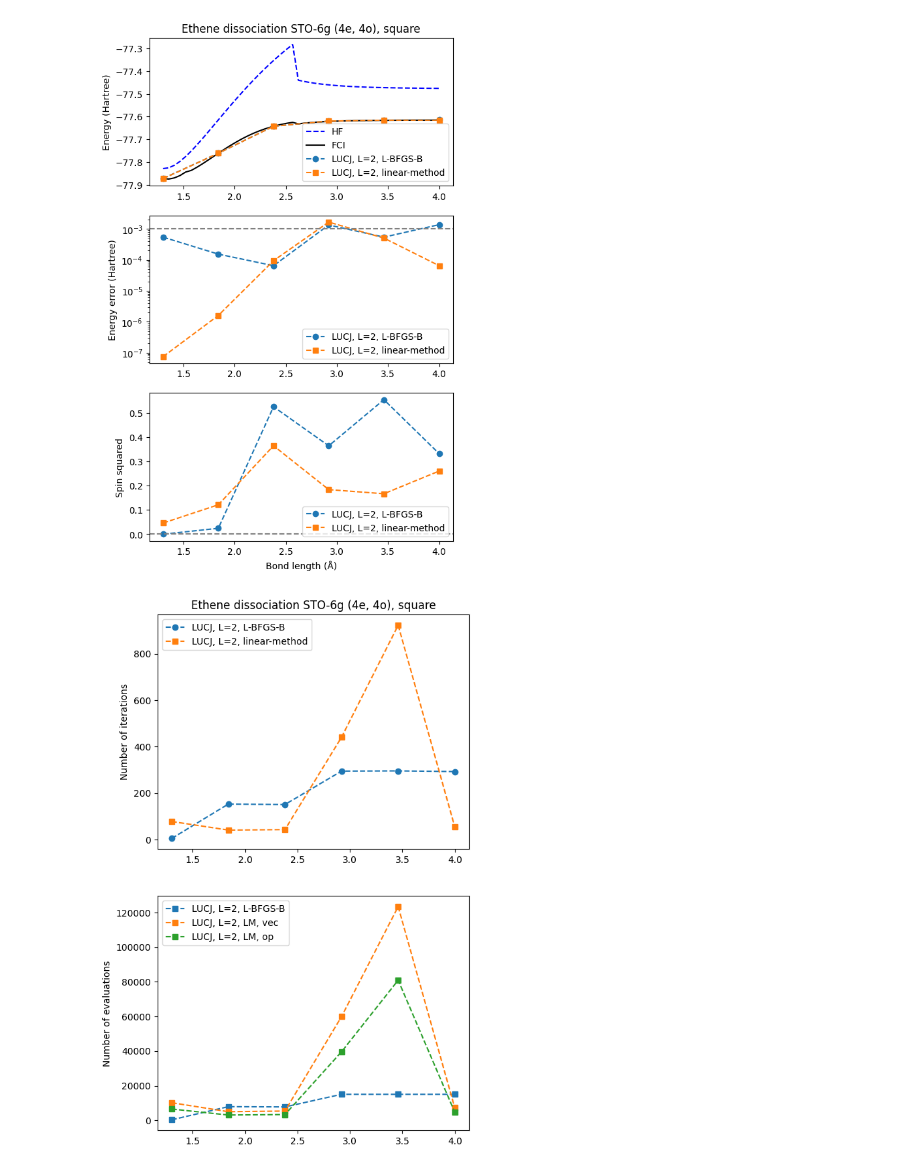
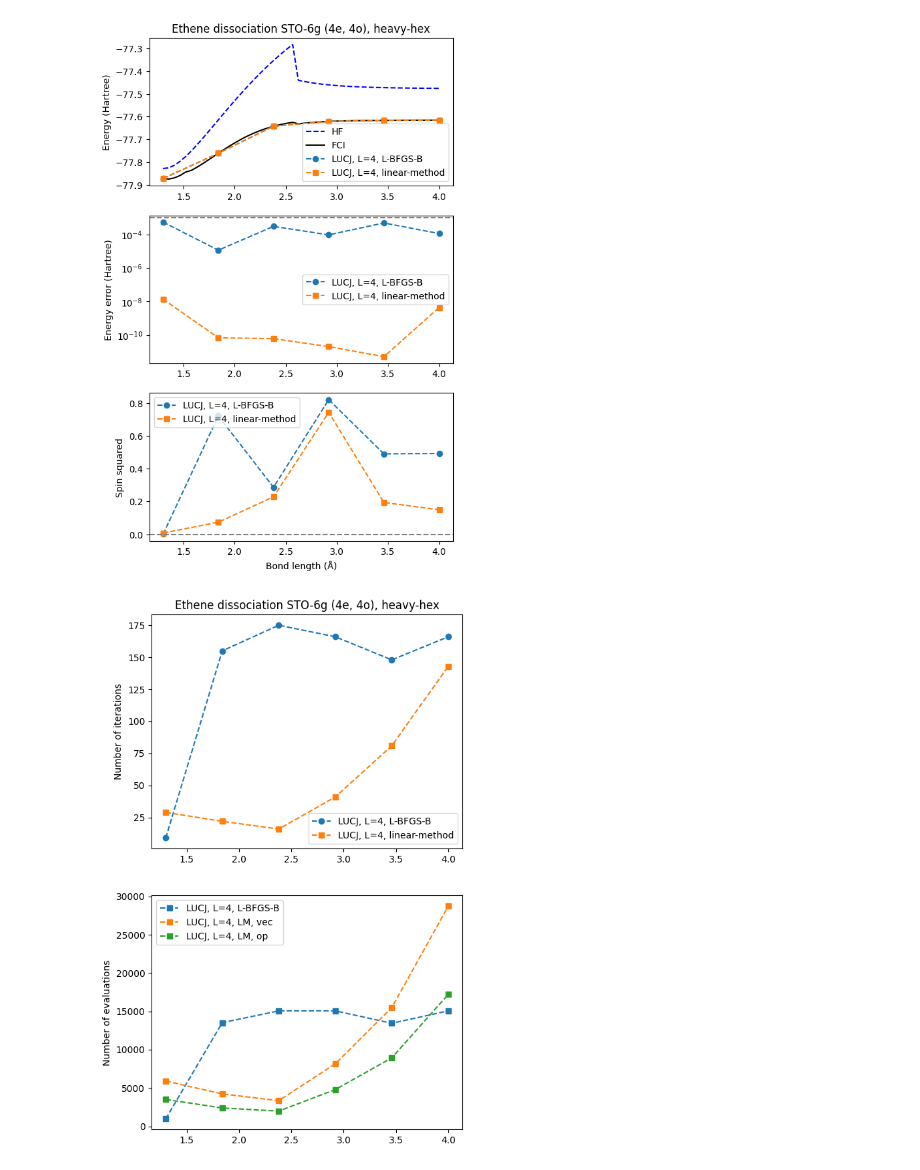
Before and after one commit to kevinsung/lucj-ffsim, a Jupyter notebook: plot.ipynb, the cells around one changed output. Saved outputs shown, nothing was run; the diff lists cells and outputs as text; code cells hidden in the pictures.

Commit message:
update plot notebook

```diff
--- a/plot.ipynb
+++ b/plot.ipynb
@@ -14,30 +14,28 @@ DATA_DIR = "data/lucj"
 PLOTS_DIR = "plots"
 os.makedirs(PLOTS_DIR, exist_ok=True)
 
+
 basis = "sto-6g"
 ne, norb = 4, 4
+molecule_basename = f"ethene_dissociation_{basis}_{ne}e{norb}o"
 
 reference_curves_bond_distance_range = np.linspace(1.3, 4.0, 50)
 bond_distance_range = np.linspace(1.3, 4.0, 6)
-connectivities = ["square"]
-n_reps_range = [2]
+connectivities = ["all-to-all", "square", "hex", "heavy-hex"]
+n_reps_range = [2, 4, 6]
 with_final_orbital_rotation_choices = [False]
-optimization_methods = [
-    "L-BFGS-B",
-    "linear-method",
-]
-ansatz_settings = [
-    # connectivity, n_reps, with_final_orbital_rotation, param_initialization, optimization_method
-    (connectivity, n_reps, with_final_orbital_rotation, "ccsd", optimization_method)
-    for connectivity, n_reps, with_final_orbital_rotation, optimization_method in itertools.product(
+param_initialization_methods = ["ccsd"]
+optimization_methods = ["L-BFGS-B", "linear-method"]
+
+ansatz_settings = list(
+    itertools.product(
         connectivities,
         n_reps_range,
         with_final_orbital_rotation_choices,
+        param_initialization_methods,
         optimization_methods,
     )
-]
-
-molecule_basename = f"ethene_dissociation_{basis}_{ne}e{norb}o"
+)
 # %%
 mol_datas_reference: dict[float, ffsim.MolecularData] = {}
 mol_datas_experiment: dict[float, ffsim.MolecularData] = {}
@@ -131,8 +129,8 @@ data.drop(columns="key", inplace=True)  # Drop the original 'Key' column
 # effect of optimization method
 
 markers = ["o", "s", "v", "D", "p", "*"]
-connectivity = "square"
-n_reps = 2
+connectivity = "heavy-hex"
+n_reps = 4
 
 filename = f"{molecule_basename}" + f"_{connectivity}" + f"_n_reps-{n_reps}"
 
@@ -207,13 +205,13 @@ plt.show()
 # plt.savefig(f"{PLOTS_DIR}/{filename}.svg")
 # plt.close()
 # %% [output]
-[figure, old version]
+[figure, new version]
 # %%
 # compare cost of optimization methods
 
 markers = ["o", "s", "v", "D", "p", "*"]
-connectivity = "square"
-n_reps = 2
+connectivity = "heavy-hex"
+n_reps = 4
 
 filename = f"{molecule_basename}" + f"_{connectivity}" + f"_n_reps-{n_reps}"
 
@@ -244,31 +242,31 @@ for optimization_method, marker in zip(optimization_methods, markers):
 ax1.legend()
 ax1.set_ylabel("Number of iterations")
 
 ax2.plot(
     bond_distance_range,
     this_data["L-BFGS-B"]["nfev"].values,
     f"{marker}--",
     label=f"LUCJ, L={n_reps}, L-BFGS-B",
 )
 ax2.plot(
     bond_distance_range,
     this_data["linear-method"]["nfev"].values,
     f"{marker}--",
     label=f"LUCJ, L={n_reps}, LM, vec",
 )
 ax2.plot(
     bond_distance_range,
     this_data["linear-method"]["nlinop"].values,
     f"{marker}--",
     label=f"LUCJ, L={n_reps}, LM, op",
 )
 ax2.legend()
 ax2.set_ylabel("Number of evaluations")
 
 ax1.set_title(r"Ethene dissociation STO-6g (4e, 4o)" + f", {connectivity}")
 
 plt.show()
 # plt.savefig(f"{PLOTS_DIR}/{filename}.svg")
 # plt.close()
 # %% [output]
-[figure, old version]
+[figure, new version]
```
